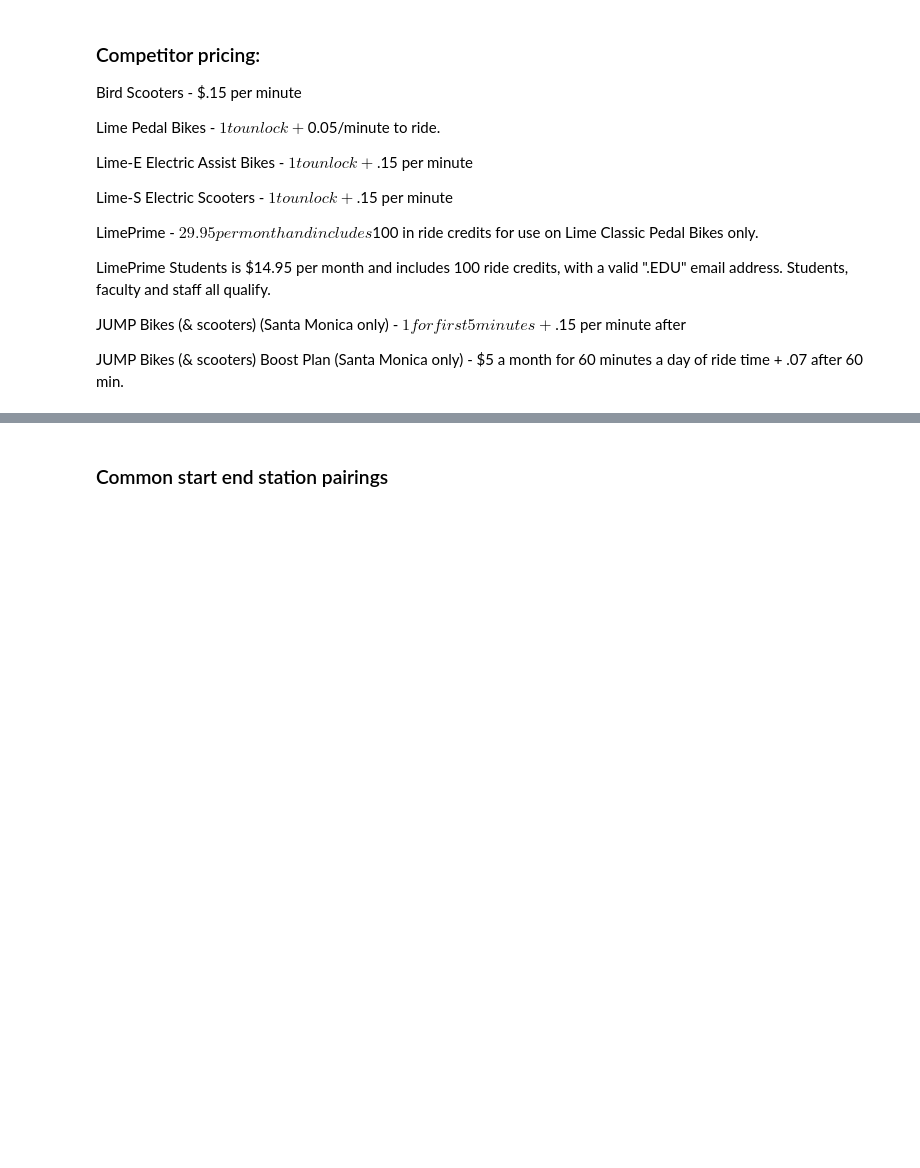
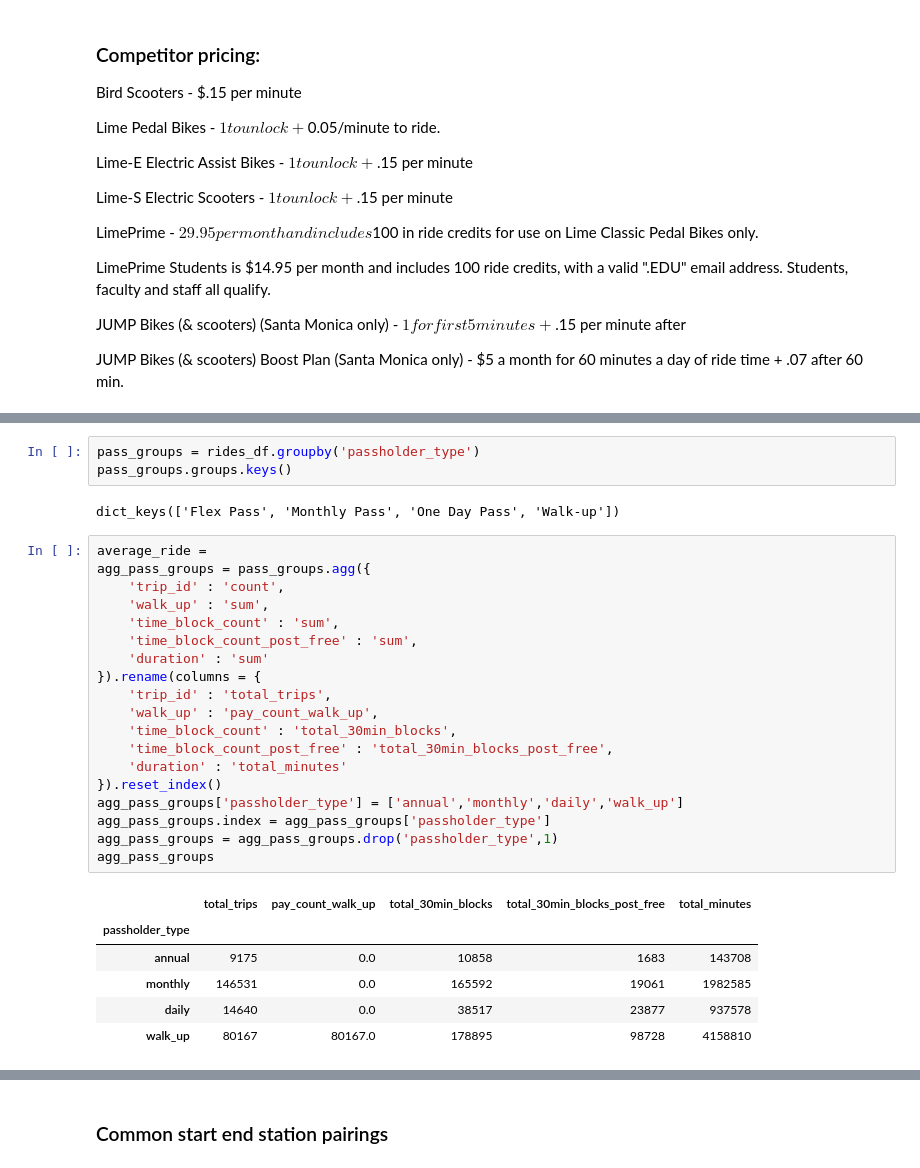
Before and after one commit to finnqiao/la_metro_bikeshare_data, a Jupyter notebook: notebooks/1.0-la-bikeshare.ipynb, the cells around one changed output, grey strips where cells are left out. Saved outputs shown, nothing was run; the diff lists cells and outputs as text; blank space fills up the shorter version.

```diff
--- a/notebooks/1.0-la-bikeshare.ipynb
+++ b/notebooks/1.0-la-bikeshare.ipynb
@@ -529,0 +571,31 @@ JUMP Bikes (& scooters) Boost Plan (Santa Monica only) - $5 a month for 60 minut
+# %%
+pass_groups = rides_df.groupby('passholder_type')
+pass_groups.groups.keys()
+# %% [output]
+dict_keys(['Flex Pass', 'Monthly Pass', 'One Day Pass', 'Walk-up'])
+# %%
+average_ride =
+agg_pass_groups = pass_groups.agg({
+    'trip_id' : 'count',
+    'walk_up' : 'sum',
+    'time_block_count' : 'sum',
+    'time_block_count_post_free' : 'sum',
+    'duration' : 'sum'
+}).rename(columns = {
+    'trip_id' : 'total_trips',
+    'walk_up' : 'pay_count_walk_up',
+    'time_block_count' : 'total_30min_blocks',
+    'time_block_count_post_free' : 'total_30min_blocks_post_free',
+    'duration' : 'total_minutes'
+}).reset_index()
+agg_pass_groups['passholder_type'] = ['annual','monthly','daily','walk_up']
+agg_pass_groups.index = agg_pass_groups['passholder_type']
+agg_pass_groups = agg_pass_groups.drop('passholder_type',1)
+agg_pass_groups
+# %% [output]
+|  | total_trips | pay_count_walk_up | total_30min_blocks | total_30min_blocks_post_free | total_minutes |
+| passholder_type |  |  |  |  |  |
+| annual | 9175 | 0.0 | 10858 | 1683 | 143708 |
+| monthly | 146531 | 0.0 | 165592 | 19061 | 1982585 |
+| daily | 14640 | 0.0 | 38517 | 23877 | 937578 |
+| walk_up | 80167 | 80167.0 | 178895 | 98728 | 4158810 |
```
Also changed, not shown: parts of 11 cells of this notebook.
